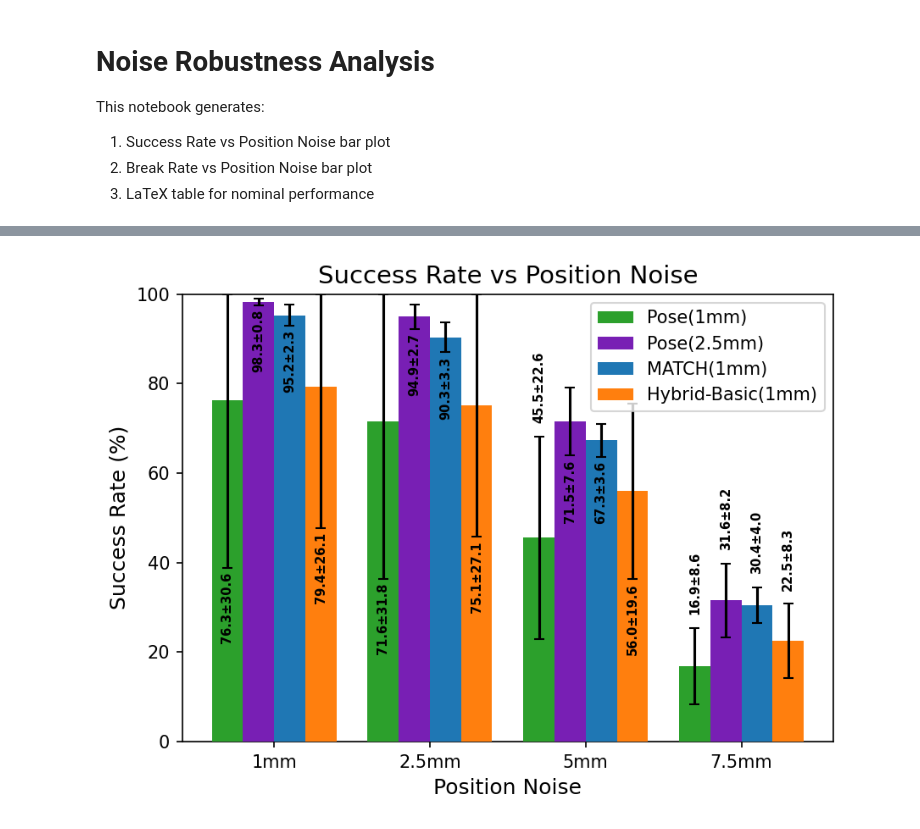
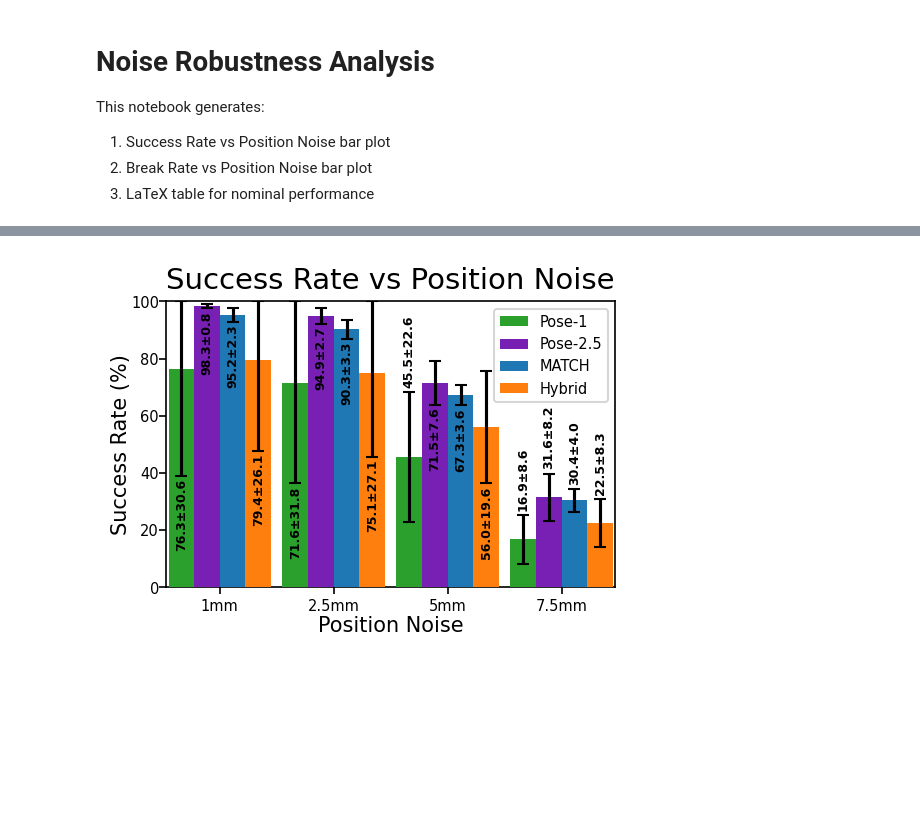
Before and after one commit to RoboNuke/Continuous_Force_RL, a Jupyter notebook: scripts/data_processing/noise_robustness_analysis.ipynb, the cells around one changed output, grey strips where cells are left out. Cells and saved outputs as stored; diff of their text form; code cells hidden in the pictures; blank space fills up the shorter version.

Commit message:
Changed plot loading to make prettier, success unclear

```diff
--- a/scripts/data_processing/noise_robustness_analysis.ipynb
+++ b/scripts/data_processing/noise_robustness_analysis.ipynb
@@ -14,8 +14,11 @@ import wandb
 import pandas as pd
 import numpy as np
 import matplotlib.pyplot as plt
+import importlib
 
-# Import shared utilities
+# Import and reload shared utilities (reload picks up changes without rerunning blocks 2-3)
+import analysis_utils
+importlib.reload(analysis_utils)
 from analysis_utils import (
     # Constants
     ENTITY, PROJECT, COLORS,
@@ -43,10 +46,10 @@ METHOD_TAGS = {
     #"MATCH(1mm)": "MATCH_base-case:2026-02-04_17:46",
     #"Hybrid-Basic(1mm)": "basic-hybrid_base-case:2026-02-02_13:40",
     # 10N
-    "Pose(1mm)": "pose_breakable_f10N:2026-02-04_17:49",
-    "Pose(2.5mm)": "pose_25mm_f10:2026-02-05_22:12",
-    "MATCH(1mm)": "MATCH_breakable_10N:2026-02-04_17:49",
-    "Hybrid-Basic(1mm)": "basic-hybrid_breakable_f10N:2026-02-04_17:49",
+    "Pose-1": "pose_breakable_f10N:2026-02-04_17:49",
+    "Pose-2.5": "pose_25mm_f10:2026-02-05_22:12",
+    "MATCH": "MATCH_breakable_10N:2026-02-04_17:49",
+    "Hybrid": "basic-hybrid_breakable_f10N:2026-02-04_17:49",
 }
 
 # Noise Level Mapping: display label -> metric range string
@@ -169,26 +172,27 @@ Downloading performance data for MATCH(1mm)...
 # %%
 # ============================================================
 # BLOCK 4: SUCCESS RATE VS POSITION NOISE
 # ============================================================
 
 fig, ax = plot_rate_figure(
     data=noise_data,
     method_names=list(METHOD_TAGS.keys()),
     level_labels=list(NOISE_LEVELS.keys()),
     level_col="noise_level",
     metric="success",
     title="Success Rate vs Position Noise",
     x_label="Position Noise",
     y_label="Success Rate (%)",
     y_lim=SUCCESS_Y_LIM,
     y_ticks=SUCCESS_Y_TICKS,
     error_type=ERROR_TYPE,
     filter_top_n=TOP_N_POLICIES,
     best_checkpoints=best_checkpoints_by_method,
+    figsize= (3.5, 2.6),
 )
 plt.show()
 # %% [output]
-[figure, old version]
+[figure, new version]
 # %%
 # ============================================================
 # BLOCK 5: BREAK RATE VS POSITION NOISE
```
Also changed, not shown: parts of 6 cells of this notebook, 7 other files.
